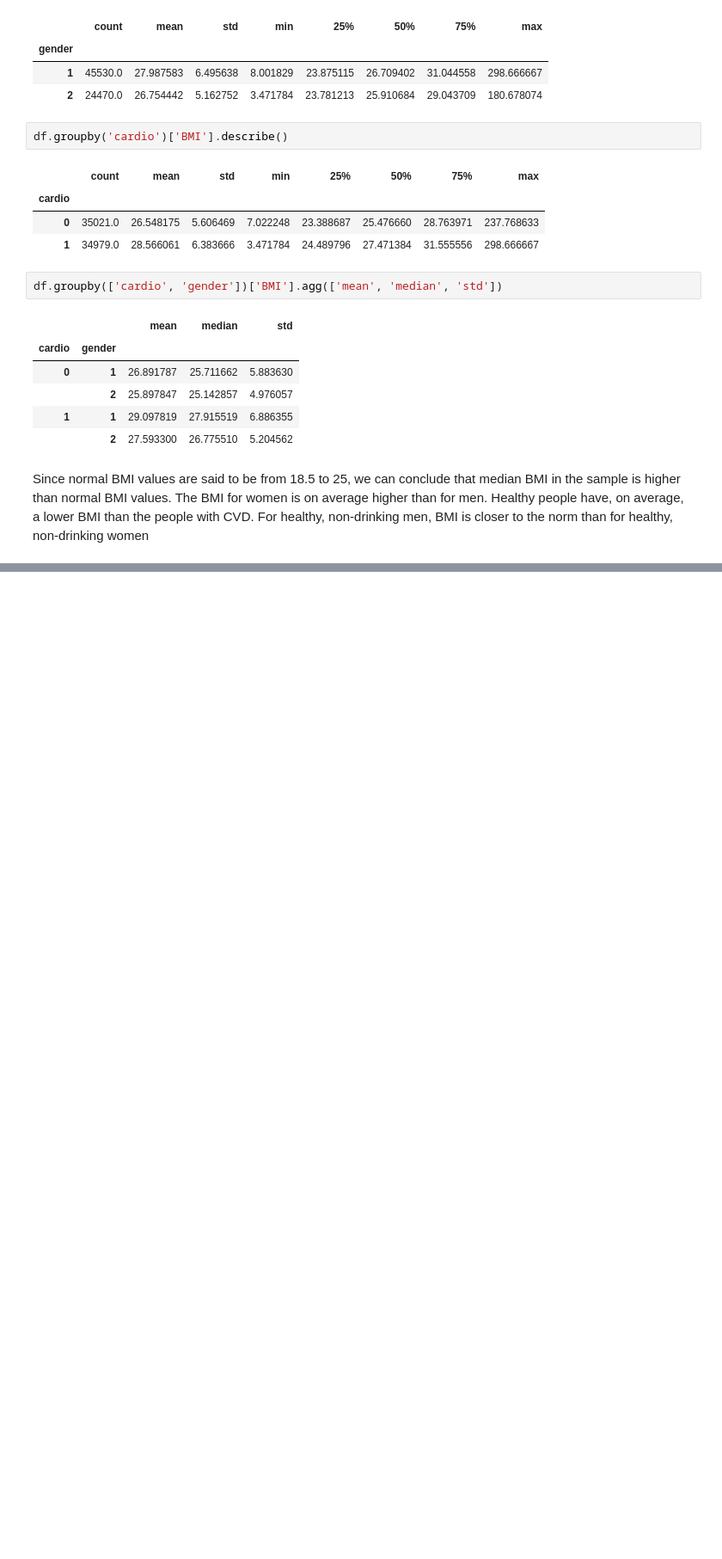
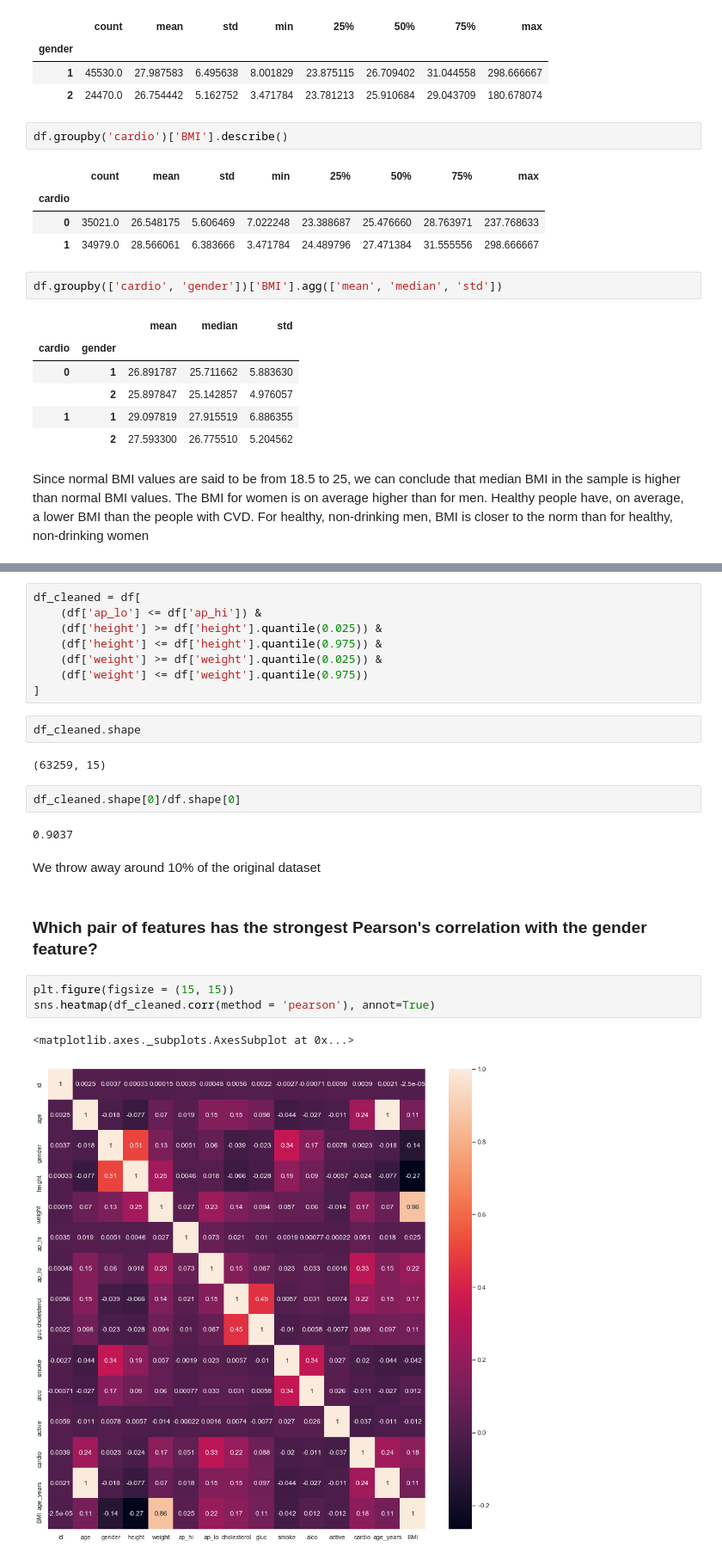
Before and after one commit to olkudrina/ods_ai-practice, a Jupyter notebook: VDA/Cardiovascular disease VDA.ipynb, the cells around one changed output, grey strips where cells are left out. Shown: that part at 86% size. Saved outputs shown, nothing was run; the diff lists cells and outputs as text; blank space fills up the shorter version.

```diff
--- a/VDA/Cardiovascular disease VDA.ipynb
+++ b/VDA/Cardiovascular disease VDA.ipynb
@@ -241,0 +268,26 @@ For healthy, non-drinking men, BMI is closer to the norm than for healthy, non-d
+# %%
+df_cleaned = df[
+    (df['ap_lo'] <= df['ap_hi']) &
+    (df['height'] >= df['height'].quantile(0.025)) &
+    (df['height'] <= df['height'].quantile(0.975)) &
+    (df['weight'] >= df['weight'].quantile(0.025)) &
+    (df['weight'] <= df['weight'].quantile(0.975))
+]
+# %%
+df_cleaned.shape
+# %% [output]
+(63259, 15)
+# %%
+df_cleaned.shape[0]/df.shape[0]
+# %% [output]
+0.9037
+# %% [markdown]
+We throw away around 10% of the original dataset
+# %% [markdown]
+### Which pair of features has the strongest Pearson's correlation with the gender feature?
+# %%
+plt.figure(figsize = (15, 15))
+sns.heatmap(df_cleaned.corr(method = 'pearson'), annot=True)
+# %% [output]
+<matplotlib.axes._subplots.AxesSubplot at 0x...>
+[figure, added]
```
Also changed, not shown: parts of 12 cells of this notebook.
